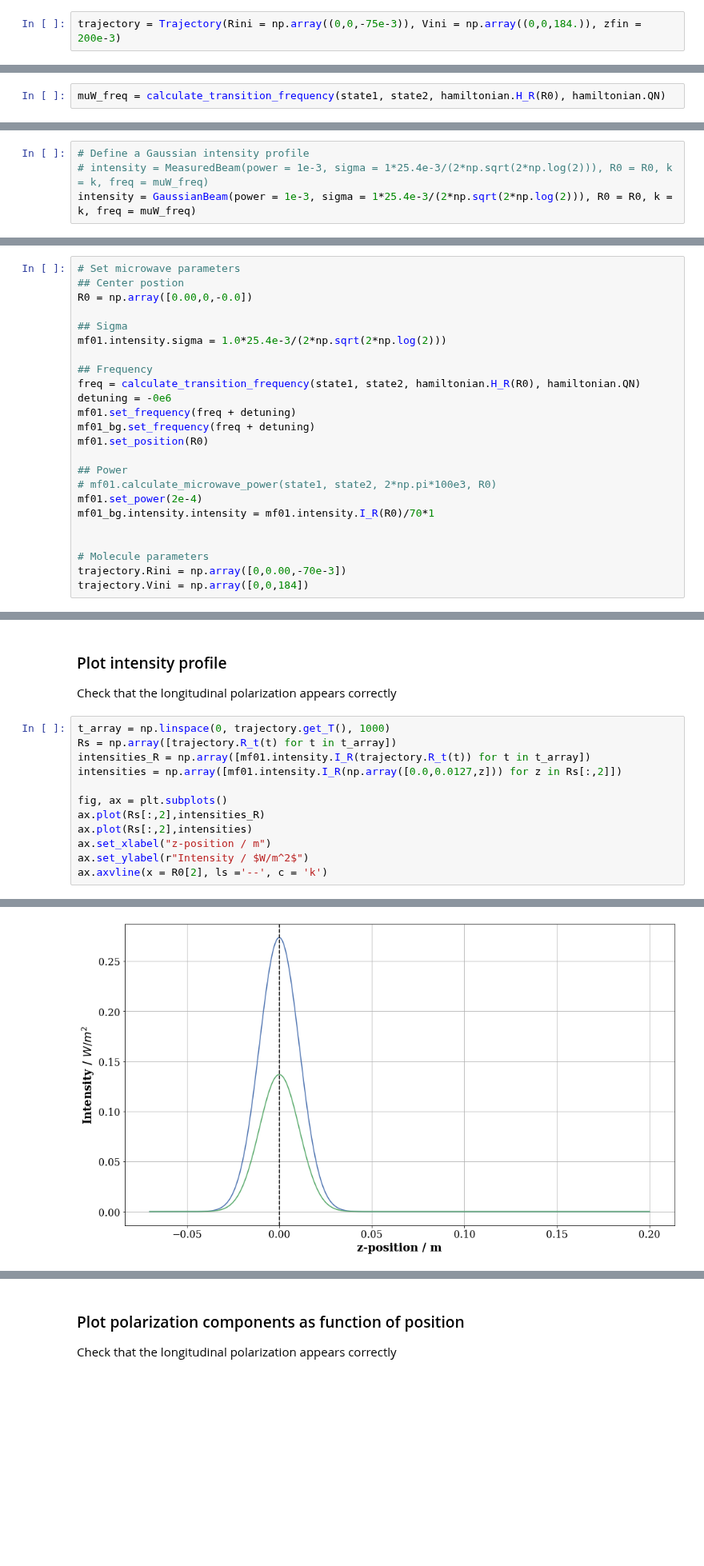
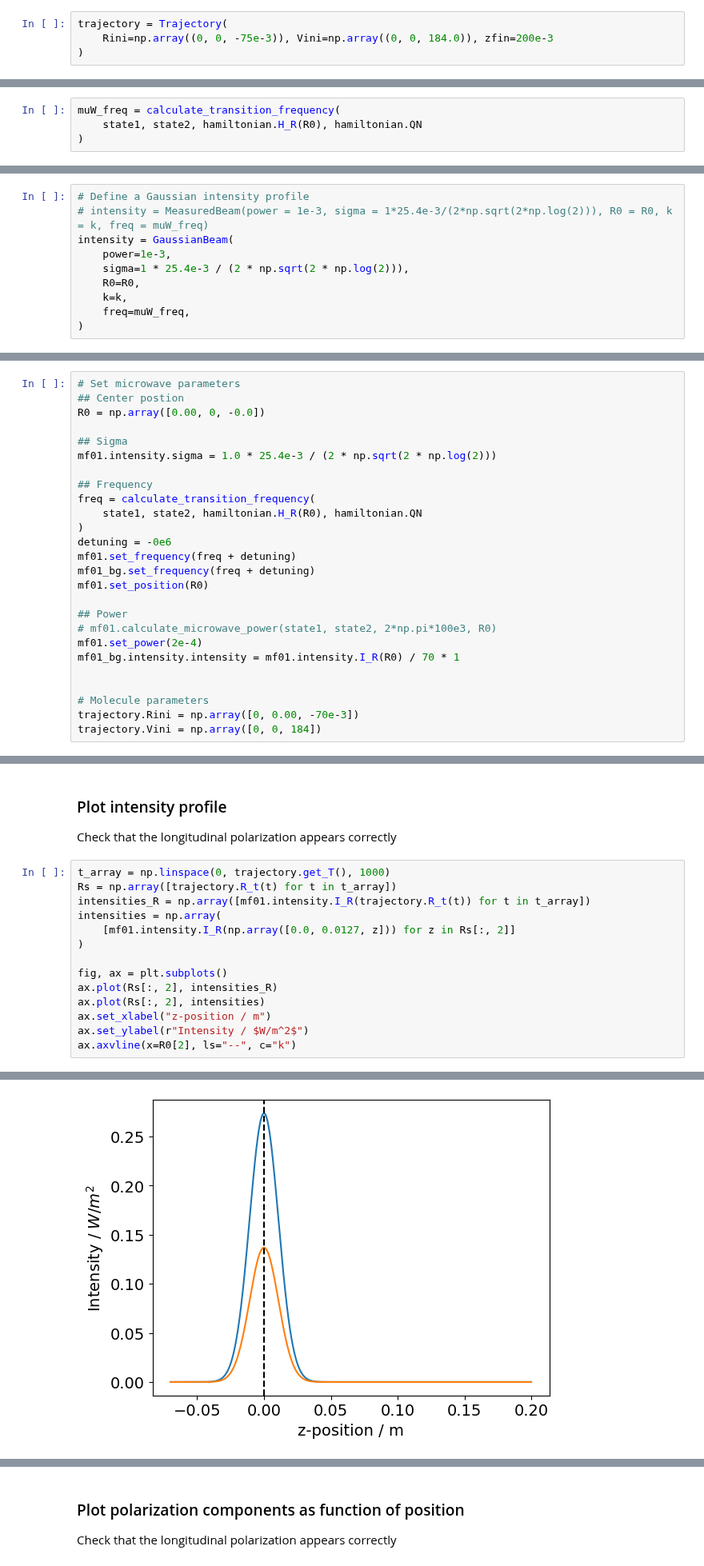
Before and after one commit to ograsdijk/centrex-state-prep, a Jupyter notebook: examples/SPA/Experimental verification/SPA1 - parameter scans.ipynb, the cells around one changed output, grey strips where cells are left out. Shown at 80% size. Saved outputs shown, nothing was run; the diff lists cells and outputs as text; blank space fills up the shorter version.

```diff
--- a/examples/SPA/Experimental verification/SPA1 - parameter scans.ipynb
+++ b/examples/SPA/Experimental verification/SPA1 - parameter scans.ipynb
@@ -59,7 +53,9 @@ The autoreload extension is already loaded. To reload it, use:
 ## Define molecule trajectory
 Defining the molecule trajectory as a Trajectory object. Specifying the initial position as z = 50 mm, i.e. 50mm  after the center of the microwaves is, and on the axis of the beamline. Taking the beam velocity to be 200 m/s in the z-direction. The simulation ends when `zfin` is reached, 200 mm from the microwwaves.
 # %%
-trajectory = Trajectory(Rini = np.array((0,0,-75e-3)), Vini = np.array((0,0,184.)), zfin = 200e-3)
+trajectory = Trajectory(
+    Rini=np.array((0, 0, -75e-3)), Vini=np.array((0, 0, 184.0)), zfin=200e-3
+)
 # %% [markdown]
 ## Define electric field
 Defining an electric field that is an approximation of what the molecules should see in the real experiment.
@@ -203,7 +370,9 @@ pol = Polarization(P_R, k, f_long = 1)
 #### Frequency
 Calculate the microwave frequency between specified states at a specific point
 # %%
-muW_freq = calculate_transition_frequency(state1, state2, hamiltonian.H_R(R0), hamiltonian.QN)
+muW_freq = calculate_transition_frequency(
+    state1, state2, hamiltonian.H_R(R0), hamiltonian.QN
+)
 # %%
 print(f"Transition frequency at center of microwaves: {muW_freq/1e9:.5f} GHz")
 # %% [output]
@@ -213,7 +382,13 @@ Transition frequency at center of microwaves: 13.34005 GHz
 # %%
 # Define a Gaussian intensity profile
 # intensity = MeasuredBeam(power = 1e-3, sigma = 1*25.4e-3/(2*np.sqrt(2*np.log(2))), R0 = R0, k = k, freq = muW_freq)
-intensity = GaussianBeam(power = 1e-3, sigma = 1*25.4e-3/(2*np.sqrt(2*np.log(2))), R0 = R0, k = k, freq = muW_freq)
+intensity = GaussianBeam(
+    power=1e-3,
+    sigma=1 * 25.4e-3 / (2 * np.sqrt(2 * np.log(2))),
+    R0=R0,
+    k=k,
+    freq=muW_freq,
+)
 # %% [markdown]
 #### Define MicrowaveField
 # %%
@@ -257,13 +445,15 @@ simulator = Simulator(trajectory, electric_field, magnetic_field, initial_states
 # %%
 # Set microwave parameters
 ## Center postion
-R0 = np.array([0.00,0,-0.0])
+R0 = np.array([0.00, 0, -0.0])
 
 ## Sigma
-mf01.intensity.sigma = 1.0*25.4e-3/(2*np.sqrt(2*np.log(2)))
+mf01.intensity.sigma = 1.0 * 25.4e-3 / (2 * np.sqrt(2 * np.log(2)))
 
 ## Frequency
-freq = calculate_transition_frequency(state1, state2, hamiltonian.H_R(R0), hamiltonian.QN)
+freq = calculate_transition_frequency(
+    state1, state2, hamiltonian.H_R(R0), hamiltonian.QN
+)
 detuning = -0e6
 mf01.set_frequency(freq + detuning)
 mf01_bg.set_frequency(freq + detuning)
@@ -272,10 +462,10 @@ mf01.set_position(R0)
 ## Power
 # mf01.calculate_microwave_power(state1, state2, 2*np.pi*100e3, R0)
 mf01.set_power(2e-4)
-mf01_bg.intensity.intensity = mf01.intensity.I_R(R0)/70*1
+mf01_bg.intensity.intensity = mf01.intensity.I_R(R0) / 70 * 1
 
 
 # Molecule parameters
-trajectory.Rini = np.array([0,0.00,-70e-3])
-trajectory.Vini = np.array([0,0,184])
+trajectory.Rini = np.array([0, 0.00, -70e-3])
+trajectory.Vini = np.array([0, 0, 184])
 # %%
@@ -333,17 +531,19 @@ Check that the longitudinal polarization appears correctly
 # %%
 t_array = np.linspace(0, trajectory.get_T(), 1000)
 Rs = np.array([trajectory.R_t(t) for t in t_array])
 intensities_R = np.array([mf01.intensity.I_R(trajectory.R_t(t)) for t in t_array])
-intensities = np.array([mf01.intensity.I_R(np.array([0.0,0.0127,z])) for z in Rs[:,2]])
+intensities = np.array(
+    [mf01.intensity.I_R(np.array([0.0, 0.0127, z])) for z in Rs[:, 2]]
+)
 
 fig, ax = plt.subplots()
-ax.plot(Rs[:,2],intensities_R)
-ax.plot(Rs[:,2],intensities)
+ax.plot(Rs[:, 2], intensities_R)
+ax.plot(Rs[:, 2], intensities)
 ax.set_xlabel("z-position / m")
 ax.set_ylabel(r"Intensity / $W/m^2$")
-ax.axvline(x = R0[2], ls ='--', c = 'k')
+ax.axvline(x=R0[2], ls="--", c="k")
 # %% [output]
 <matplotlib.lines.Line2D at 0x...>
-[figure, old version]
+[figure, new version]
 # %%
 E_mags_R = np.array([mf01.intensity.E_R(trajectory.R_t(t)) for t in t_array])
```
Also changed, not shown: parts of 53 cells of this notebook, 22 other files.
